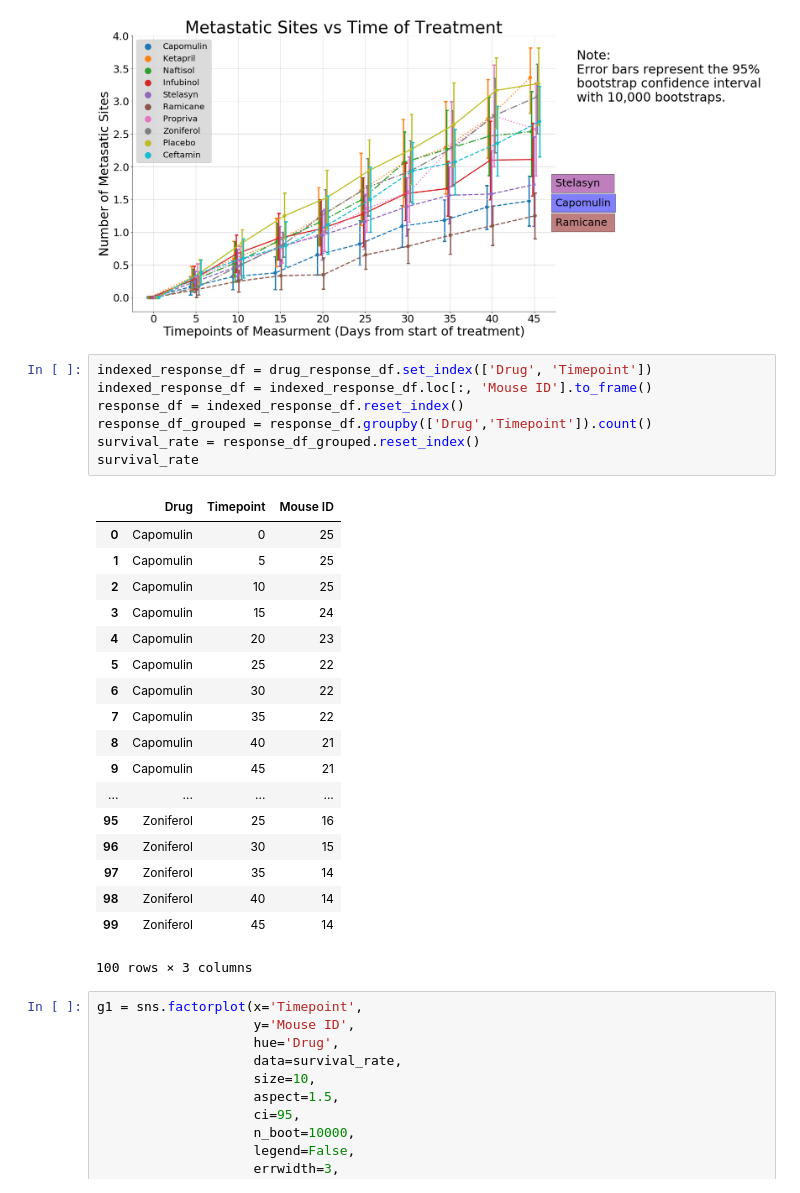
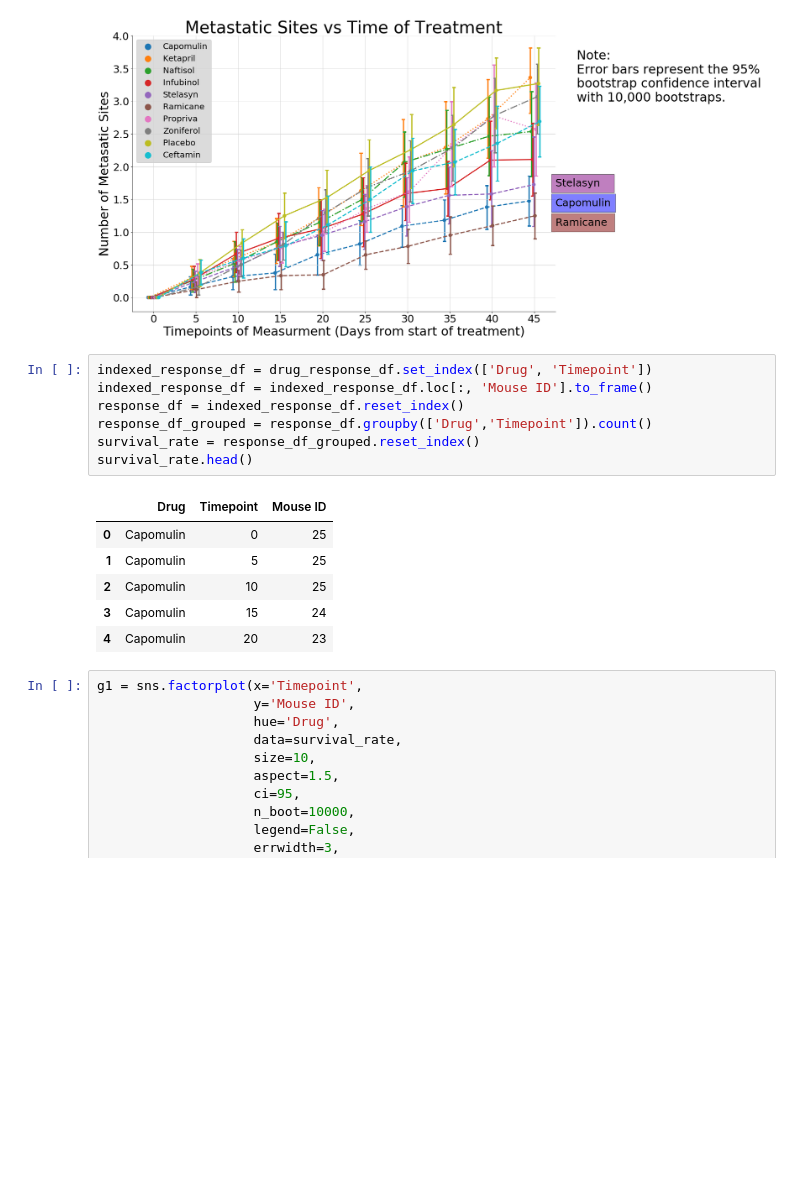
Before and after one commit to jgroth1/Plotting_data, a Jupyter notebook: Pymaceuticals/Pymaceuticals_analysis.ipynb, the cells around one changed output. Cells and saved outputs as stored; diff of their text form; blank space fills up the shorter version.

```diff
--- a/Pymaceuticals/Pymaceuticals_analysis.ipynb
+++ b/Pymaceuticals/Pymaceuticals_analysis.ipynb
@@ -140,29 +132,17 @@ g1.savefig('metastatic_sites.png')
 # %%
 indexed_response_df = drug_response_df.set_index(['Drug', 'Timepoint'])
 indexed_response_df = indexed_response_df.loc[:, 'Mouse ID'].to_frame()
 response_df = indexed_response_df.reset_index()
 response_df_grouped = response_df.groupby(['Drug','Timepoint']).count()
 survival_rate = response_df_grouped.reset_index()
-survival_rate
+survival_rate.head()
 # %% [output]
 |  | Drug | Timepoint | Mouse ID |
 | 0 | Capomulin | 0 | 25 |
 | 1 | Capomulin | 5 | 25 |
 | 2 | Capomulin | 10 | 25 |
 | 3 | Capomulin | 15 | 24 |
 | 4 | Capomulin | 20 | 23 |
-| 5 | Capomulin | 25 | 22 |
-| 6 | Capomulin | 30 | 22 |
-| 7 | Capomulin | 35 | 22 |
-| 8 | Capomulin | 40 | 21 |
-| 9 | Capomulin | 45 | 21 |
-| ... | ... | ... | ... |
-| 95 | Zoniferol | 25 | 16 |
-| 96 | Zoniferol | 30 | 15 |
-| 97 | Zoniferol | 35 | 14 |
-| 98 | Zoniferol | 40 | 14 |
-| 99 | Zoniferol | 45 | 14 |
-100 rows × 3 columns
 # %%
 g1 = sns.factorplot(x='Timepoint',
                     y='Mouse ID',
```
Also changed, not shown: parts of 6 cells of this notebook, 2 other files.
